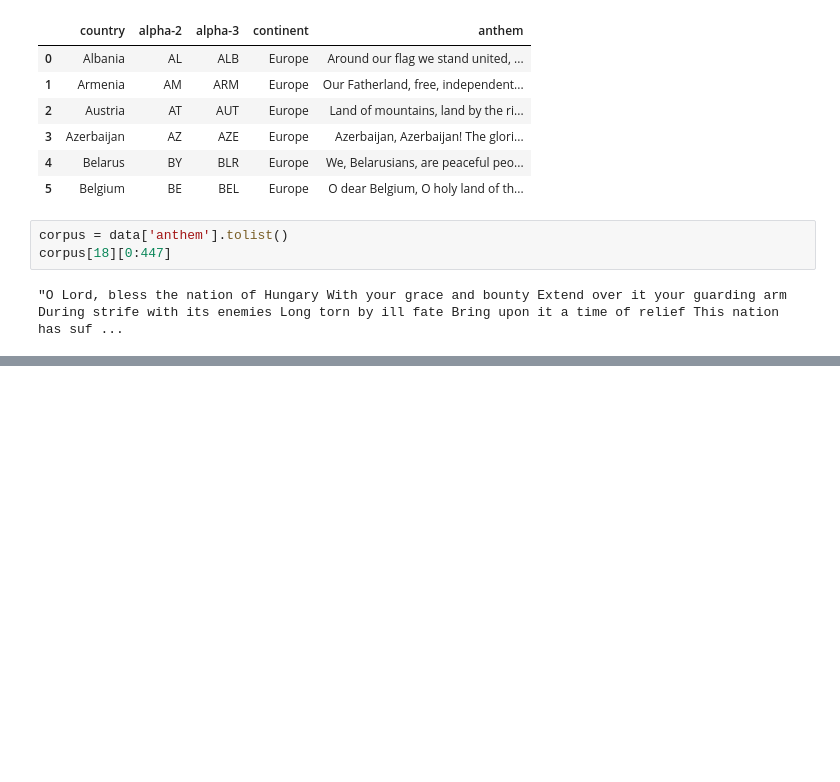
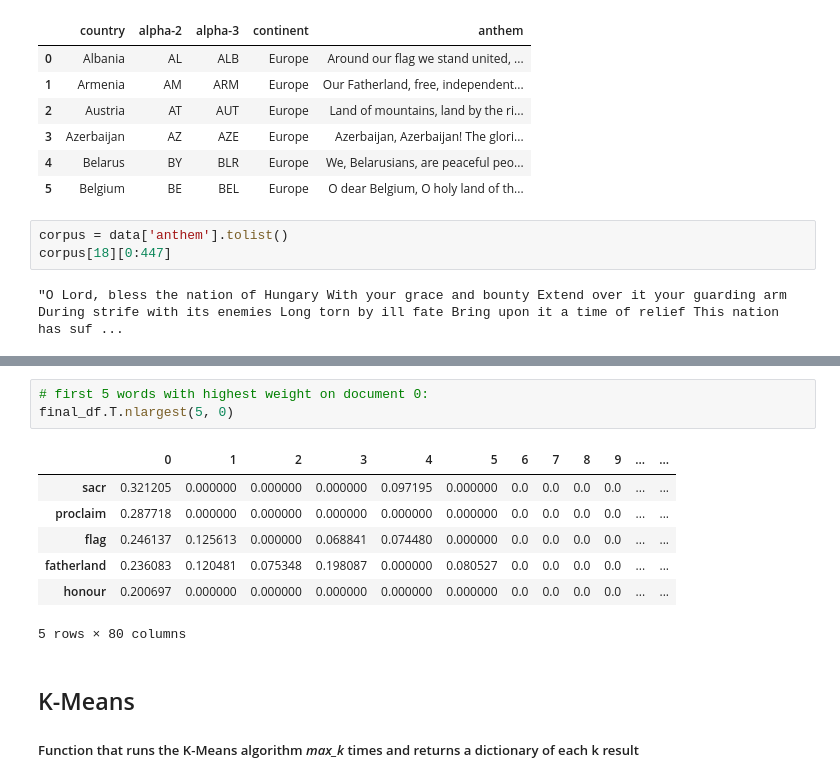
Before and after one commit to mavenor/anthem-clustering, a Jupyter notebook: Cluster_Anthems.ipynb, the cells around one changed output, grey strips where cells are left out. Cells and saved outputs as stored; diff of their text form; blank space fills up the shorter version.

```diff
--- a/Cluster_Anthems.ipynb
+++ b/Cluster_Anthems.ipynb
@@ -79,0 +170,15 @@ corpus[18][0:447]
+# %%
+# first 5 words with highest weight on document 0:
+final_df.T.nlargest(5, 0)
+# %% [output]
+|  | 0 | 1 | 2 | 3 | 4 | 5 | 6 | 7 | 8 | 9 | ... | ... |
+| sacr | 0.321205 | 0.000000 | 0.000000 | 0.000000 | 0.097195 | 0.000000 | 0.0 | 0.0 | 0.0 | 0.0 | ... | ... |
+| proclaim | 0.287718 | 0.000000 | 0.000000 | 0.000000 | 0.000000 | 0.000000 | 0.0 | 0.0 | 0.0 | 0.0 | ... | ... |
+| flag | 0.246137 | 0.125613 | 0.000000 | 0.068841 | 0.074480 | 0.000000 | 0.0 | 0.0 | 0.0 | 0.0 | ... | ... |
+| fatherland | 0.236083 | 0.120481 | 0.075348 | 0.198087 | 0.000000 | 0.080527 | 0.0 | 0.0 | 0.0 | 0.0 | ... | ... |
+| honour | 0.200697 | 0.000000 | 0.000000 | 0.000000 | 0.000000 | 0.000000 | 0.0 | 0.0 | 0.0 | 0.0 | ... | ... |
+5 rows × 80 columns
+# %% [markdown]
+## K-Means
+
+##### Function that runs the K-Means algorithm *max_k* times and returns a dictionary of each k result
```
Also changed, not shown: parts of 26 cells of this notebook.
